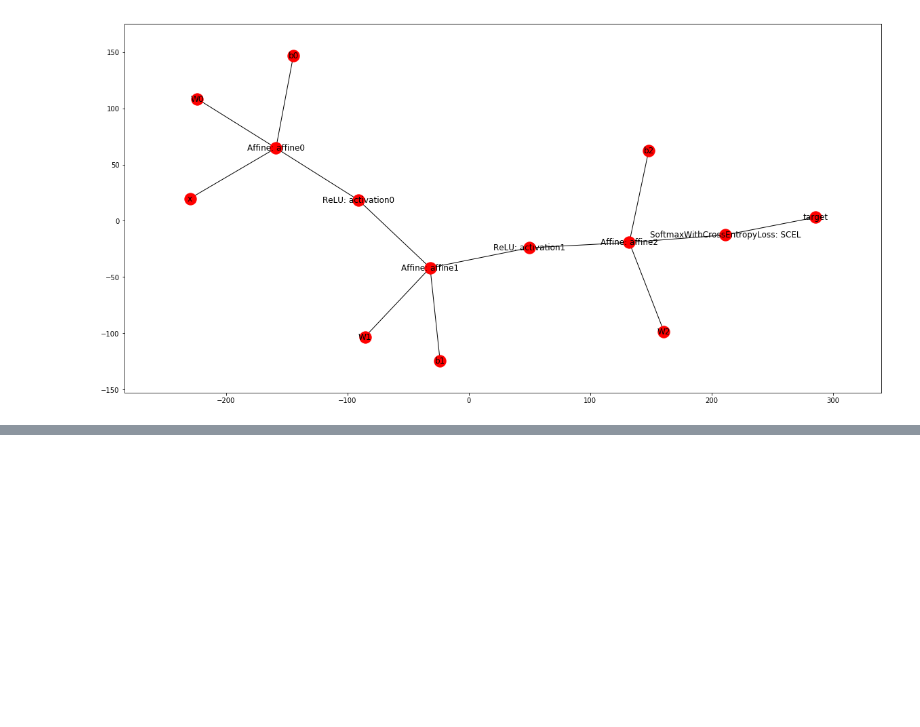
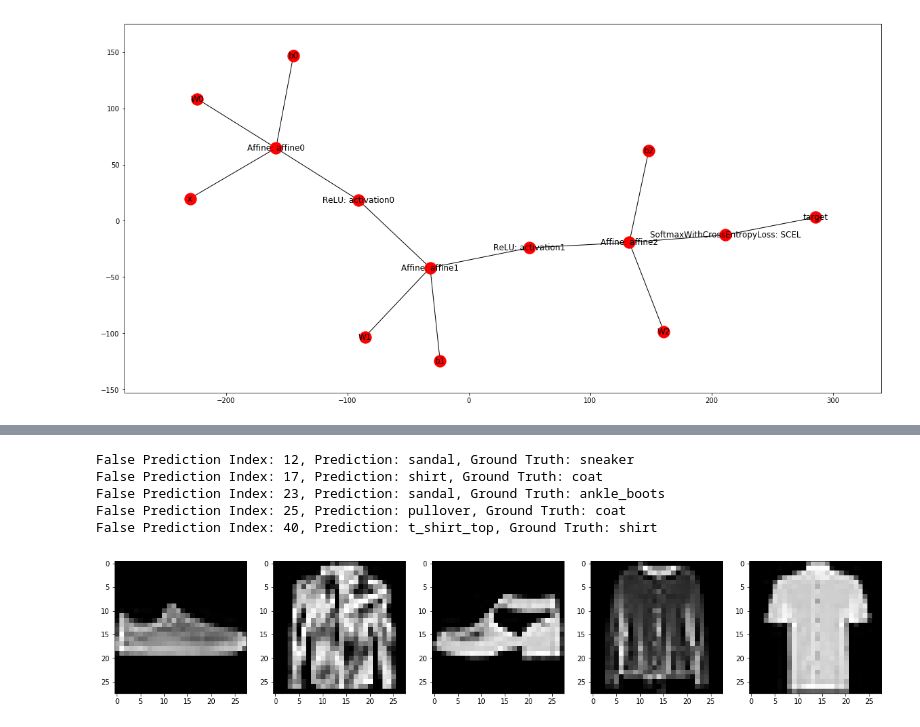
Before and after one commit to linklab/aiclass, a Jupyter notebook: 0.Professor/tensorflux/main/jupyter_notebook/multi_layer_test.ipynb, the cells around one changed output, grey strips where cells are left out. Cells and saved outputs as stored; diff of their text form; code cells hidden in the pictures; blank space fills up the shorter version.

```diff
--- a/0.Professor/tensorflux/main/jupyter_notebook/multi_layer_test.ipynb
+++ b/0.Professor/tensorflux/main/jupyter_notebook/multi_layer_test.ipynb
@@ -61,2 +103,9 @@ n.draw_error_values_and_accuracy(figsize=(20, 5))
 # %%
-n.draw_false_prediction(data.test_input, data.test_target)
+n.draw_false_prediction(data.test_input, data.test_target, data.labels, num=5, figsize=(20, 5))
+# %% [output]
+False Prediction Index: 12, Prediction: sandal, Ground Truth: sneaker
+False Prediction Index: 17, Prediction: shirt, Ground Truth: coat
+False Prediction Index: 23, Prediction: sandal, Ground Truth: ankle_boots
+False Prediction Index: 25, Prediction: pullover, Ground Truth: coat
+False Prediction Index: 40, Prediction: t_shirt_top, Ground Truth: shirt
+[figure, added]
```
Also changed, not shown: parts of 7 cells of this notebook, 4 other files.
